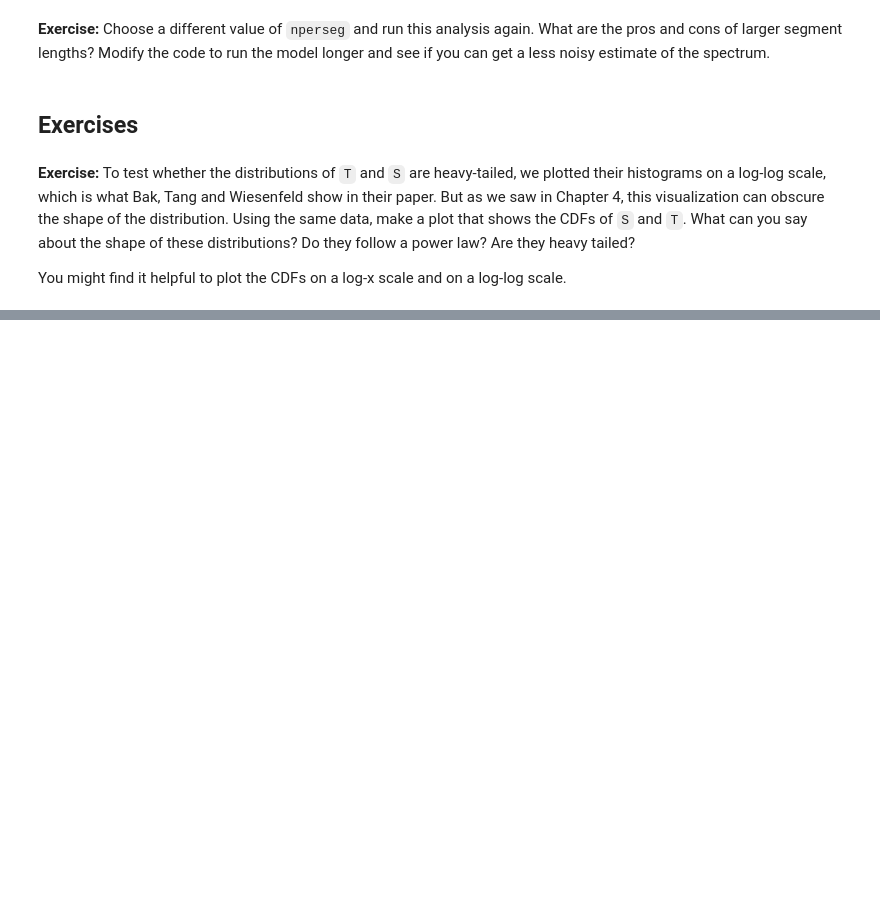
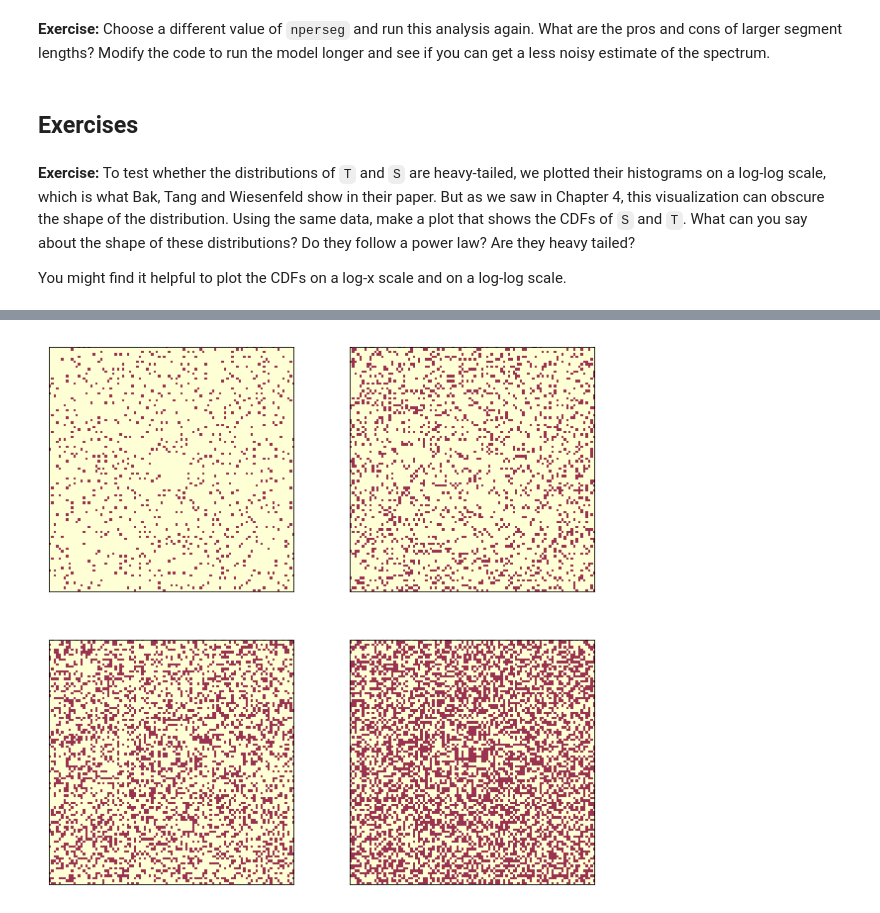
Before and after one commit to ailuropoda0/ThinkComplexity2, a Jupyter notebook: code/chap08mine.ipynb, the cells around one changed output, grey strips where cells are left out. Cells and saved outputs as stored; diff of their text form; code cells hidden in the pictures; blank space fills up the shorter version.

```diff
--- a/code/chap08mine.ipynb
+++ b/code/chap08mine.ipynb
@@ -405,0 +463,10 @@ You might find it helpful to plot the CDFs on a log-x scale and on a log-log sca
+# %%
+# Solution goes here
+
+# After running the model for a while, it looks to have some random effect.
+for _ in range(2000):
+    sandpile.drop_and_run()
+random_pile_viewer = SandPileViewer(sandpile)
+draw_four(random_pile_viewer)
+# %% [output]
+[figure, added]
```
Also changed, not shown: parts of 41 cells of this notebook.
